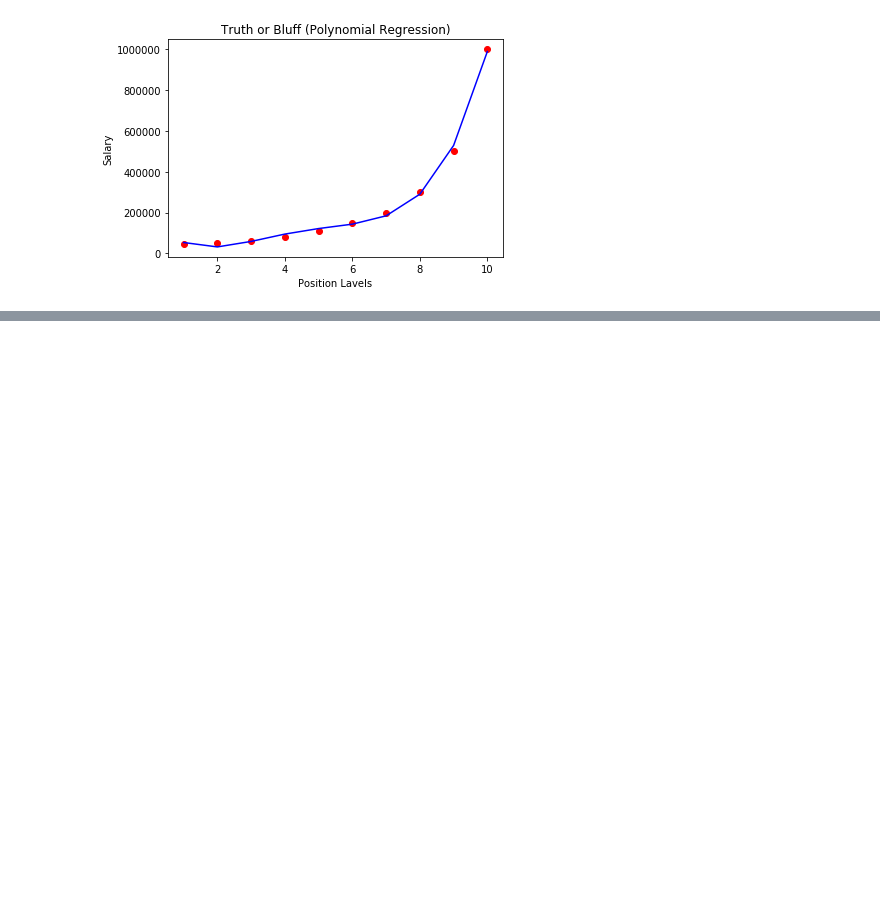
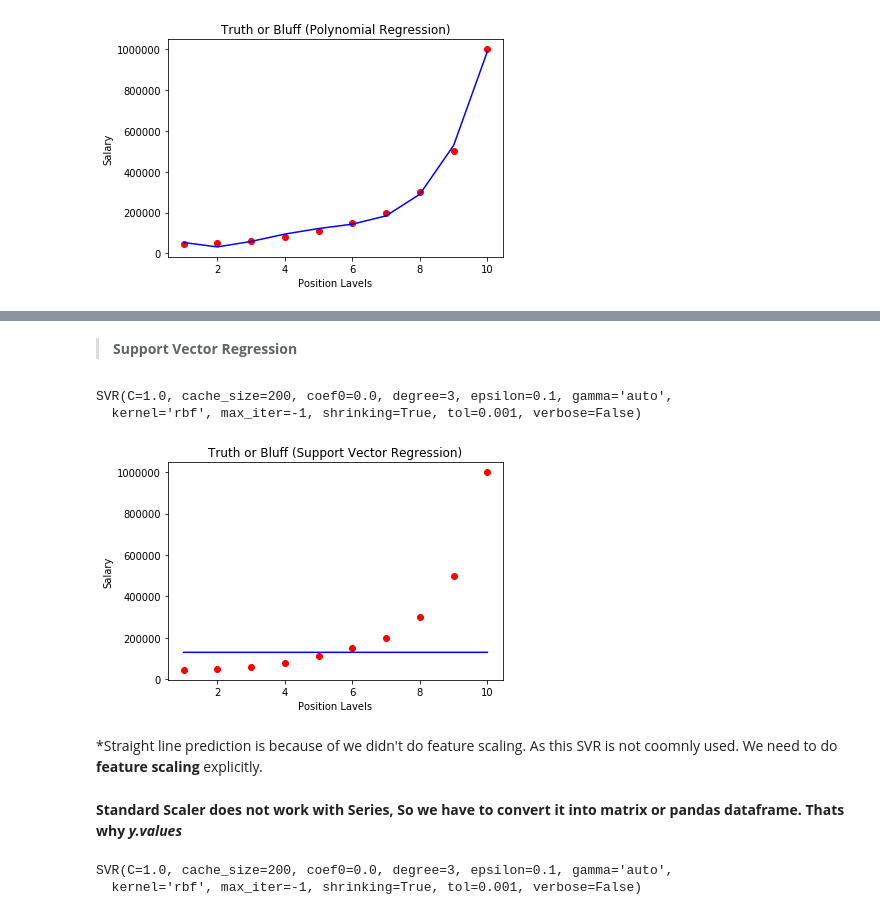
Before and after one commit to mayurandhare13/Machine-Learning, a Jupyter notebook: Polynomial Regression.ipynb, the cells around one changed output, grey strips where cells are left out. Saved outputs shown, nothing was run; the diff lists cells and outputs as text; code cells hidden in the pictures; blank space fills up the shorter version.

```diff
--- a/Polynomial Regression.ipynb
+++ b/Polynomial Regression.ipynb
@@ -72,0 +76,21 @@ array([1])
+# %% [markdown]
+> __Support Vector Regression__
+# %%
+from sklearn.svm import SVR
+reg_svr = SVR(kernel='rbf')
+# %%
+reg_svr.fit(X, y)
+# %% [output]
+SVR(C=1.0, cache_size=200, coef0=0.0, degree=3, epsilon=0.1, gamma='auto',
+  kernel='rbf', max_iter=-1, shrinking=True, tol=0.001, verbose=False)
+# %%
+plt.scatter(X, y, color="red")
+plt.plot(X, reg_svr.predict(X), color="blue")
+plt.xlabel("Position Lavels")
+plt.ylabel('Salary')
+plt.title("Truth or Bluff (Support Vector Regression)")
+plt.show()
+# %% [output]
+[figure, added]
+# %% [markdown]
+*Straight line prediction is because of we didn't do feature scaling. As this SVR is not coomnly used. We need to do __feature scaling__ explicitly.
@@ -72,0 +104,7 @@ array([1])
+# %% [markdown]
+__Standard Scaler does not work with Series, So we have to convert it into matrix or pandas dataframe. Thats why *y.values*__
+# %%
+reg_svr.fit(X_svr, y_svr)
+# %% [output]
+SVR(C=1.0, cache_size=200, coef0=0.0, degree=3, epsilon=0.1, gamma='auto',
+  kernel='rbf', max_iter=-1, shrinking=True, tol=0.001, verbose=False)
```
Also changed, not shown: parts of 10 cells of this notebook, 1 other file.
